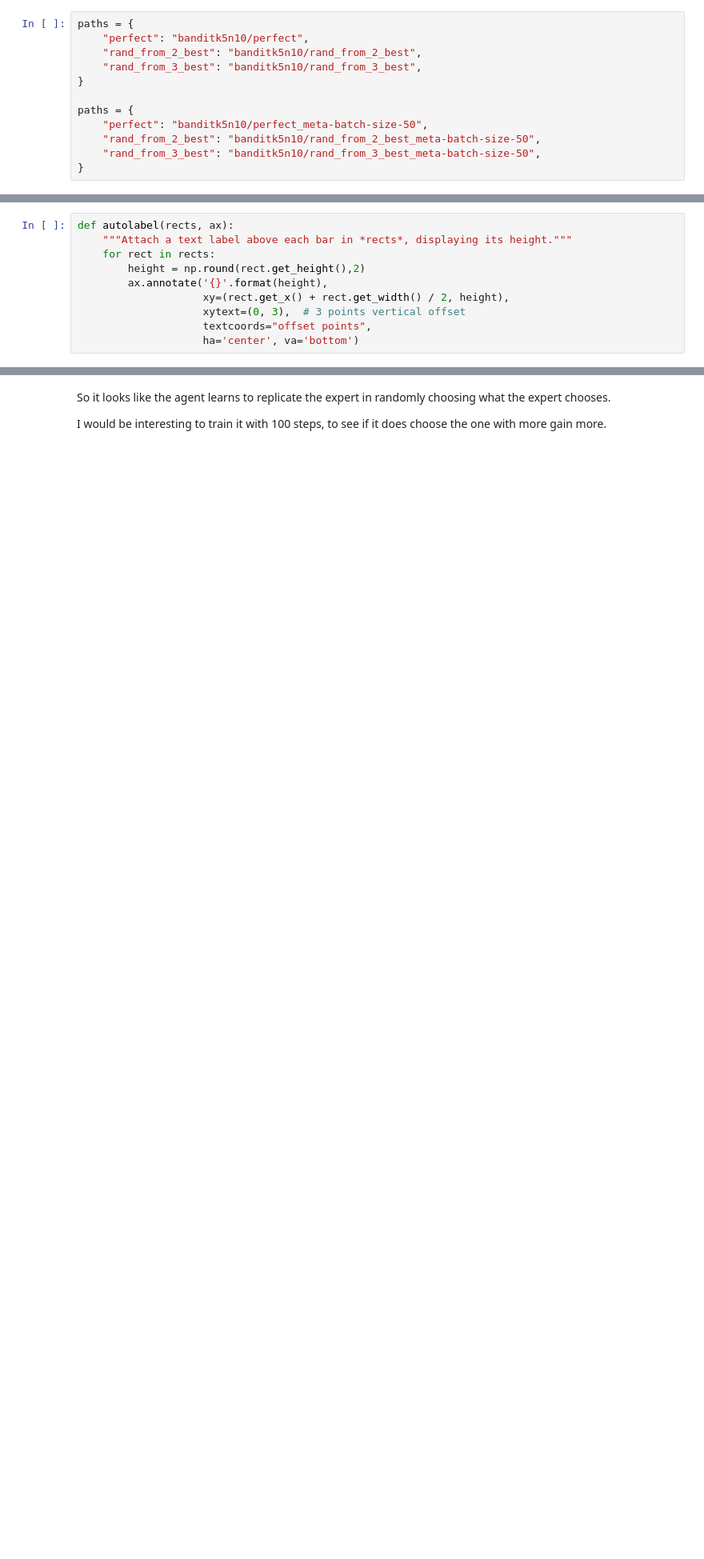
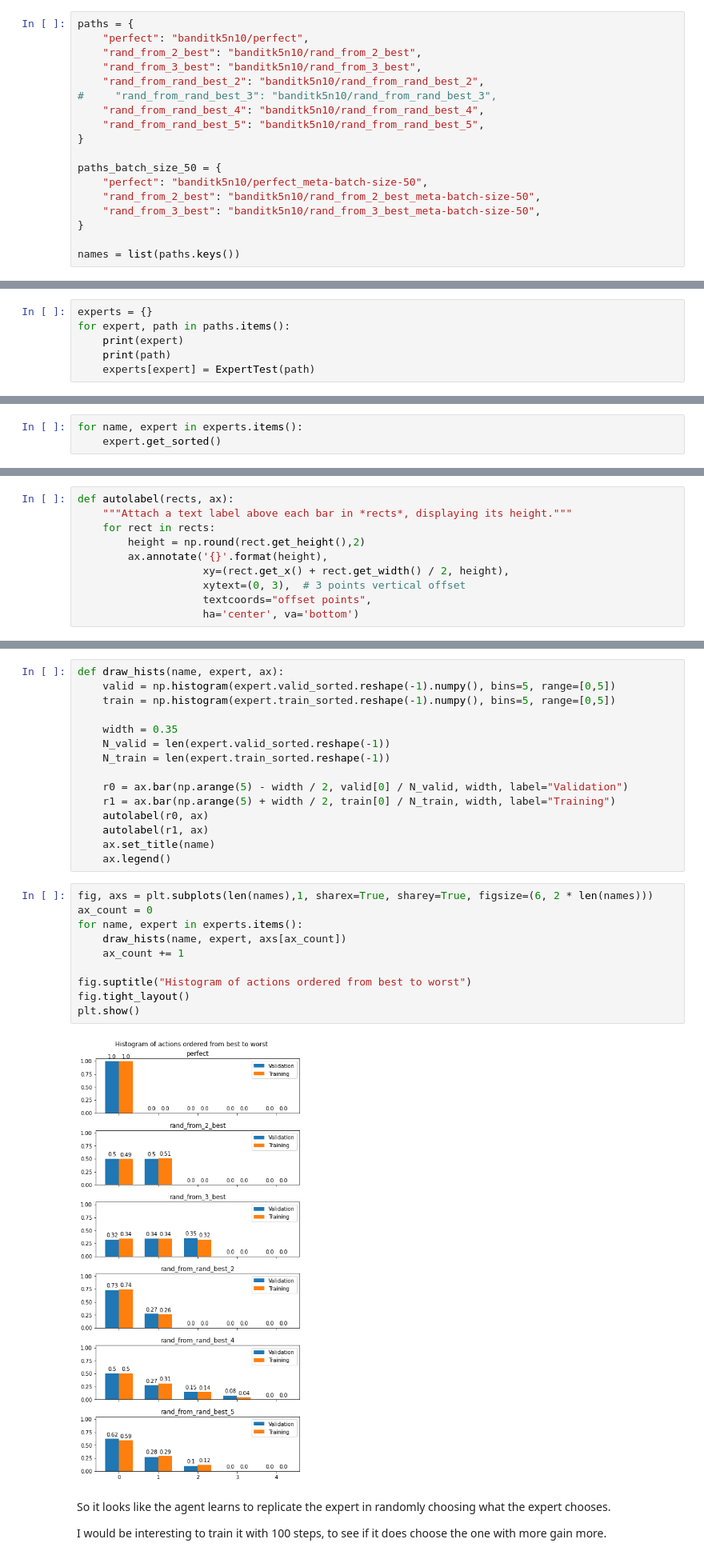
Before and after one commit to gthecht/mandril-project, a Jupyter notebook: mandril.ipynb, the cells around one changed output, grey strips where cells are left out. Shown at 80% size. Cells and saved outputs as stored; diff of their text form; blank space fills up the shorter version.

```diff
--- a/mandril.ipynb
+++ b/mandril.ipynb
@@ -10,10 +11,16 @@ paths = {
     "perfect": "banditk5n10/perfect",
     "rand_from_2_best": "banditk5n10/rand_from_2_best",
     "rand_from_3_best": "banditk5n10/rand_from_3_best",
+    "rand_from_rand_best_2": "banditk5n10/rand_from_rand_best_2",
+#     "rand_from_rand_best_3": "banditk5n10/rand_from_rand_best_3",
+    "rand_from_rand_best_4": "banditk5n10/rand_from_rand_best_4",
+    "rand_from_rand_best_5": "banditk5n10/rand_from_rand_best_5",
 }
 
-paths = {
+paths_batch_size_50 = {
     "perfect": "banditk5n10/perfect_meta-batch-size-50",
     "rand_from_2_best": "banditk5n10/rand_from_2_best_meta-batch-size-50",
     "rand_from_3_best": "banditk5n10/rand_from_3_best_meta-batch-size-50",
 }
+
+names = list(paths.keys())
@@ -23,0 +29,6 @@ rand_from_3_best = ExpertTest(paths["rand_from_3_best"])
+# %%
+experts = {}
+for expert, path in paths.items():
+    print(expert)
+    print(path)
+    experts[expert] = ExpertTest(path)
@@ -136,3 +142,6 @@ rand_from_3_best.get_sorted()
+# %%
+for name, expert in experts.items():
+    expert.get_sorted()
 # %% [markdown]
 ### Histograms of the actions taken
 The actions are sorted from best to worst, i.e. 0 is the best actions, and 4 is the worst.
@@ -188,3 +158,30 @@ plt.show()
+# %%
+def draw_hists(name, expert, ax):
+    valid = np.histogram(expert.valid_sorted.reshape(-1).numpy(), bins=5, range=[0,5])
+    train = np.histogram(expert.train_sorted.reshape(-1).numpy(), bins=5, range=[0,5])
+
+    width = 0.35
+    N_valid = len(expert.valid_sorted.reshape(-1))
+    N_train = len(expert.train_sorted.reshape(-1))
+
+    r0 = ax.bar(np.arange(5) - width / 2, valid[0] / N_valid, width, label="Validation")
+    r1 = ax.bar(np.arange(5) + width / 2, train[0] / N_train, width, label="Training")
+    autolabel(r0, ax)
+    autolabel(r1, ax)
+    ax.set_title(name)
+    ax.legend()
+# %%
+fig, axs = plt.subplots(len(names),1, sharex=True, sharey=True, figsize=(6, 2 * len(names)))
+ax_count = 0
+for name, expert in experts.items():
+    draw_hists(name, expert, axs[ax_count])
+    ax_count += 1
+
+fig.suptitle("Histogram of actions ordered from best to worst")
+fig.tight_layout()
+plt.show()
+# %% [output]
+[figure, added]
 # %% [markdown]
 So it looks like the agent learns to replicate the expert in randomly choosing what the expert chooses.
 
```
Also changed, not shown: parts of 18 cells of this notebook.
